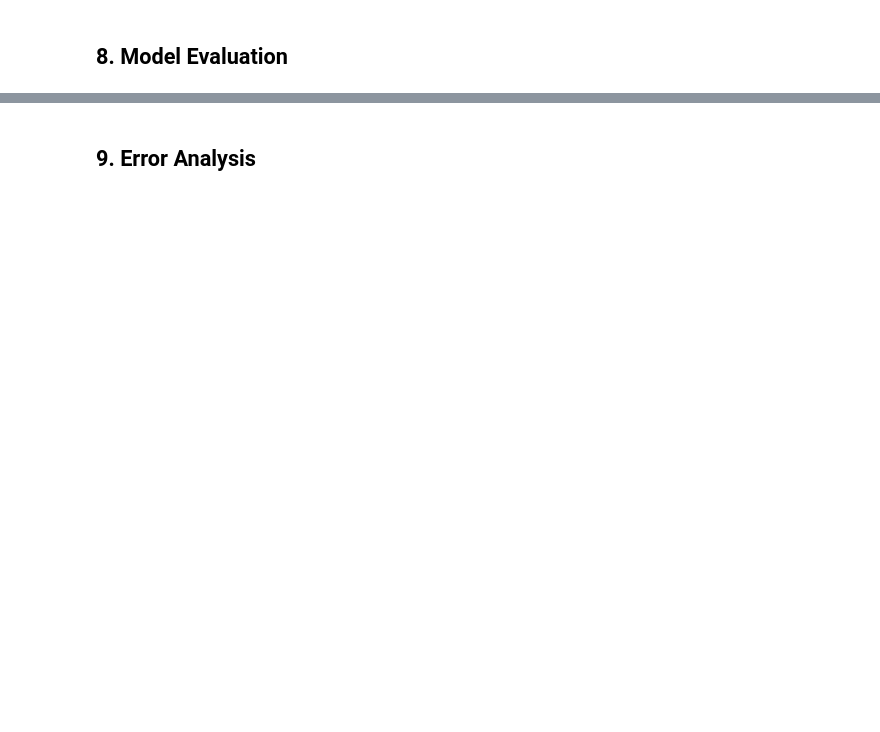
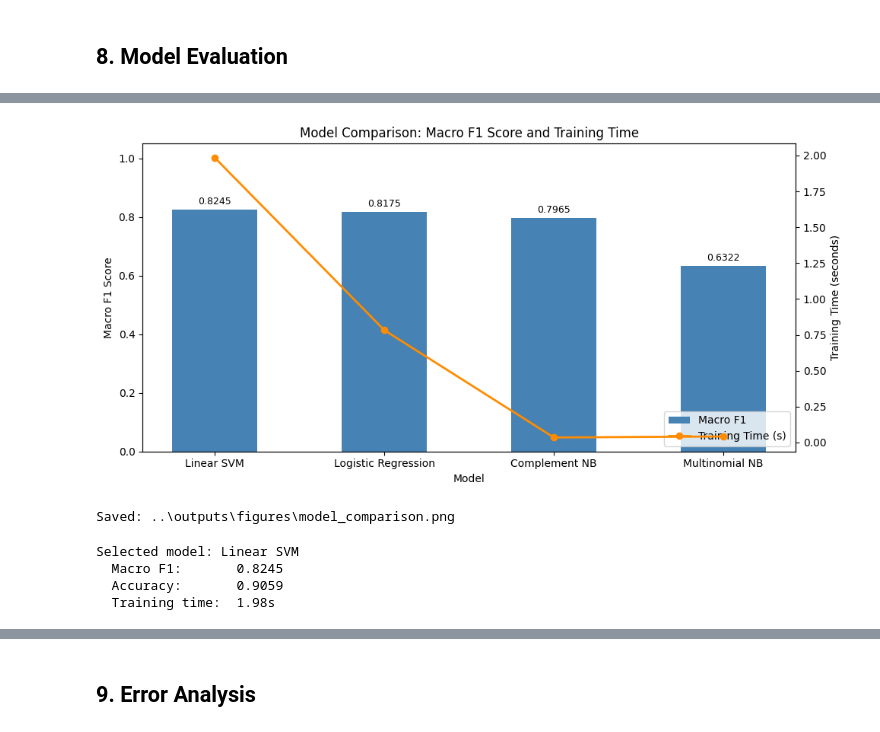
Before and after one commit to thebobmay/applied-ml-player-feedback, a Jupyter notebook: notebooks/modeling.ipynb, the cells around one changed output, grey strips where cells are left out. Drawn from its saved outputs; the diff is of its cells as text; code cells hidden in the pictures; blank space fills up the shorter version.

Commit message:
Add baseline model training and evaluation

```diff
--- a/notebooks/modeling.ipynb
+++ b/notebooks/modeling.ipynb
@@ -602,0 +653,14 @@ The TF-IDF vectorizer was fit on the training set only and hit the 50,000-featur
+# %%
+import time
+
+trained = {}
+
+for name, model in candidates.items():
+    t0 = time.time()
+    model.fit(X_train, y_train)
+    elapsed = time.time() - t0
+    trained[name] = {'model': model, 'training_time': elapsed}
+    print(f"  {name:<25} {elapsed:.2f}s")
+
+print()
+print("All models trained.")
@@ -604,0 +717,50 @@ The TF-IDF vectorizer was fit on the training set only and hit the 50,000-featur
+# %%
+import matplotlib.pyplot as plt
+import numpy as np
+
+model_names = metrics_df['model'].tolist()
+f1_scores   = metrics_df['f1_macro'].tolist()
+train_times = metrics_df['training_time_s'].tolist()
+
+x = np.arange(len(model_names))
+
+fig, ax1 = plt.subplots(figsize=(10, 5))
+bars = ax1.bar(x, f1_scores, color='steelblue', width=0.5, label='Macro F1')
+ax1.set_xticks(x)
+ax1.set_xticklabels(model_names)
+ax1.set_xlabel('Model')
+ax1.set_ylabel('Macro F1 Score')
+ax1.set_ylim(0, 1.05)
+ax1.set_title('Model Comparison: Macro F1 Score and Training Time')
+ax1.bar_label(bars, fmt='%.4f', padding=3, fontsize=9)
+
+ax2 = ax1.twinx()
+ax2.plot(x, train_times, color='darkorange', marker='o', linewidth=2, label='Training Time (s)')
+ax2.set_ylabel('Training Time (seconds)')
+
+lines1, labels1 = ax1.get_legend_handles_labels()
+lines2, labels2 = ax2.get_legend_handles_labels()
+ax1.legend(lines1 + lines2, labels1 + labels2, loc='lower right')
+
+plt.tight_layout()
+out = FIGURES / 'model_comparison.png'
+plt.savefig(out, dpi=150)
+plt.show()
+print(f"Saved: {out}")
+# %% [output]
+[figure, added]
+Saved: ..\outputs\figures\model_comparison.png
+# %%
+winner_name  = metrics_df.iloc[0]['model']
+winner_model = trained[winner_name]['model']
+winner_res   = results[winner_name]
+
+print(f"Selected model: {winner_name}")
+print(f"  Macro F1:       {winner_res['f1_macro']:.4f}")
+print(f"  Accuracy:       {winner_res['accuracy']:.4f}")
+print(f"  Training time:  {winner_res['training_time']:.2f}s")
+# %% [output]
+Selected model: Linear SVM
+  Macro F1:       0.8245
+  Accuracy:       0.9059
+  Training time:  1.98s
```
Also changed, not shown: parts of 13 cells of this notebook, 5 other files.
